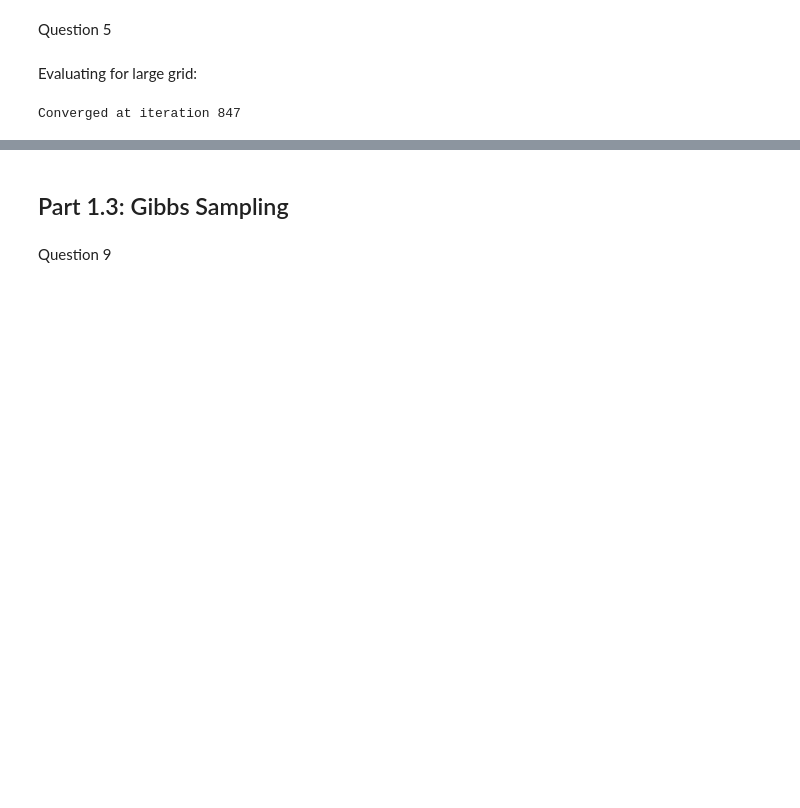
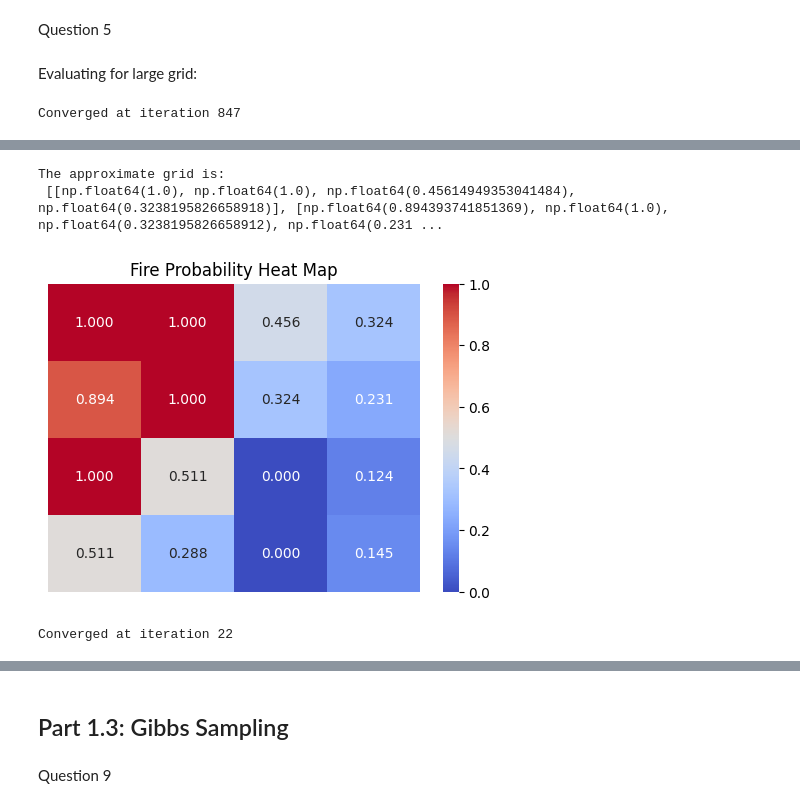
Before and after one commit to EmIbrahimovic/sp26_6_4110_hw_colabs, a Jupyter notebook: MP02.ipynb, the cells around one changed output, grey strips where cells are left out. Drawn from its saved outputs; the diff is of its cells as text; code cells hidden in the pictures; blank space fills up the shorter version.

```diff
--- a/MP02.ipynb
+++ b/MP02.ipynb
@@ -576,0 +567,39 @@ plt.show()
+# %%
+small_grid = [
+['F', 'F', 'U', 'U'],
+['U', 'F', 'U', 'U'],
+['F', 'U', 'C', 'U'],
+['U', 'U', 'C', 'U']
+]
+
+blank_grid = [
+    ['U', 'U', 'U'],
+    ['U', 'U', 'U'],
+    ['U', 'U', 'U'],
+]
+
+sensor_metrics_exact = [1, 0]
+# %%
+marginal_pots_small_exact = get_marginals(small_grid,
+                                        np.array(pairwise_potential),
+                                        np.array(unary))
+
+marginals_small_exact = normalize_and_fire([pot.table for pot in pot_row] for pot_row in marginal_pots_small_exact)
+# %%
+print(f"The approximate grid is: \n {marginals_small_exact}")
+heatmap_fig = make_heatmap(marginals_small_exact)
+plt.show()
+# %% [output]
+The approximate grid is:
+ [[np.float64(1.0), np.float64(1.0), np.float64(0.45614949353041484), np.float64(0.3238195826658918)], [np.float64(0.894393741851369), np.float64(1.0), np.float64(0.3238195826658912), np.float64(0.231 ...
+[figure, added]
+# %%
+marginal_pots_small_apprx = fire_mrf_lbp_conditionals(pairwise_potential,
+                                         unary,
+                                         small_grid,
+                                         sensor_metrics_exact,
+                                         max_iters=500, tol=1e-6)
+
+marginals_small_apprx = normalize_and_fire(marginal_pots_small_apprx)
+# %% [output]
+Converged at iteration 22
```
Also changed, not shown: parts of 28 cells of this notebook.
